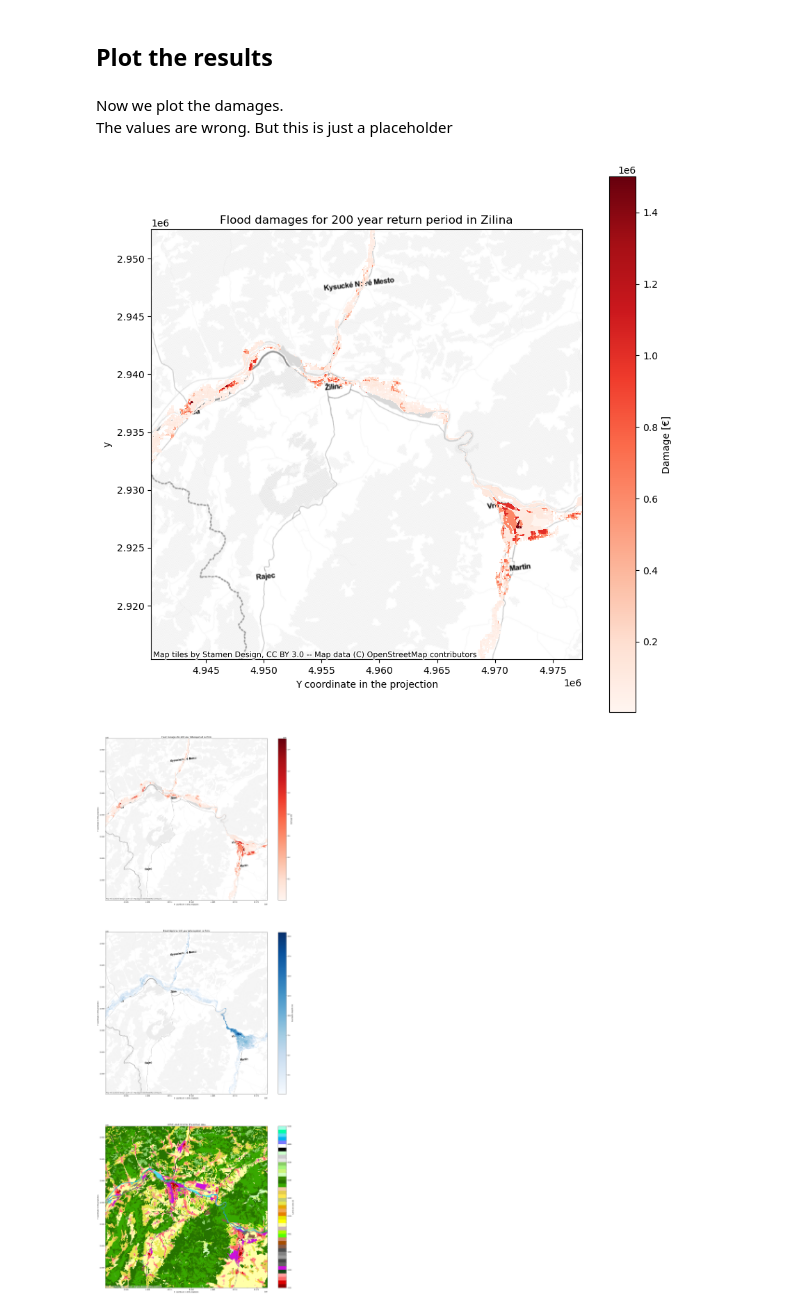
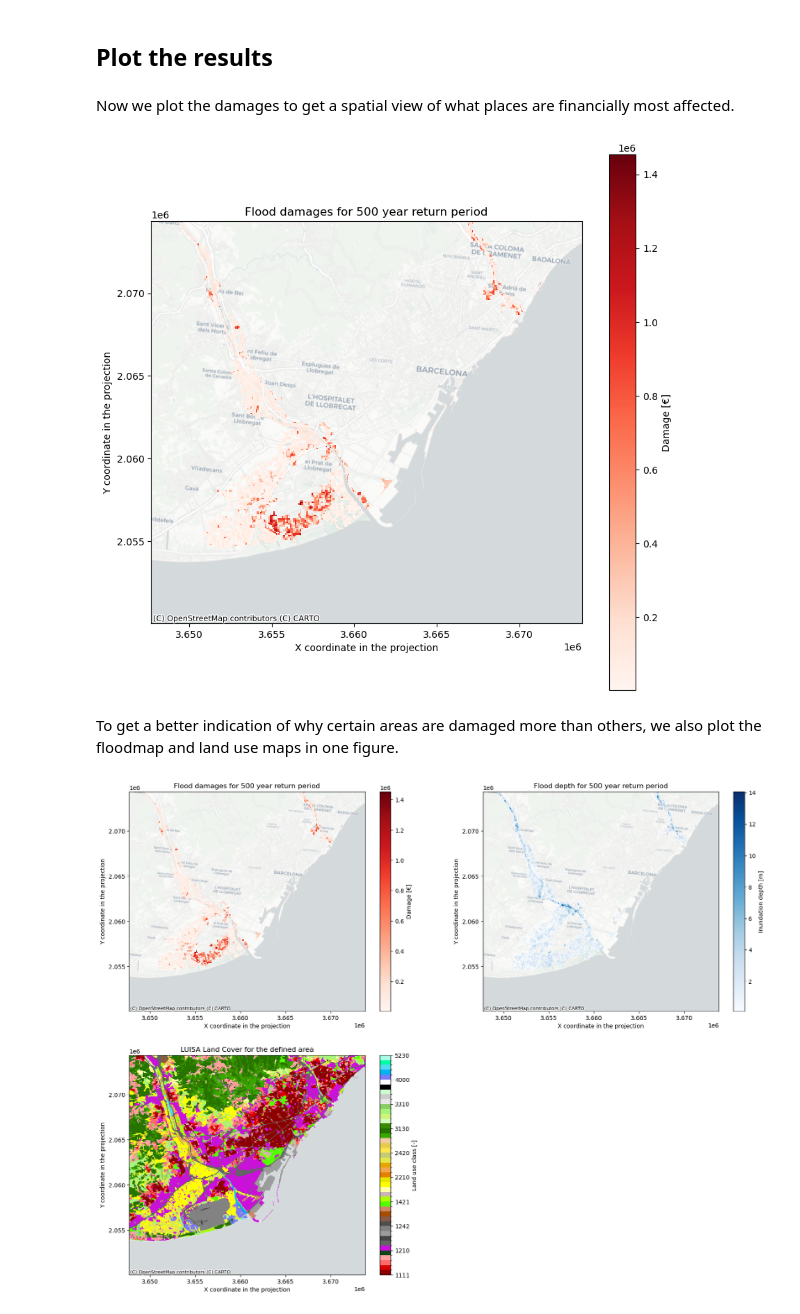
Before and after one commit to CLIMAAX/FLOODS, a Jupyter notebook: FLOOD.ipynb, the cells around one changed output. Saved outputs shown, nothing was run; the diff lists cells and outputs as text; code cells hidden in the pictures.

```diff
--- a/FLOOD.ipynb
+++ b/FLOOD.ipynb
@@ -508,0 +292,3 @@ loss_df[0]
+# %%
+# Reproject the clipped flood map to match the resolution and extent of the land use map
+flood_small_area_matched = flood_small_area.rio.reproject_match(land_use_small_area, resampling=Resampling.bilinear)
@@ -509,50 +454,62 @@ loss_df[0]
 # %% [markdown]
 ## Plot the results
-# %% [markdown]
-Now we plot the damages.
-The values are wrong. But this is just a placeholder
+# %% [markdown]
+Now we plot the damages to get a spatial view of what places are financially most affected.
 # %%
-import contextily as ctx
-
+# Open a raster file representing flood damages for a specific scenario
 damagemap = rxr.open_rasterio(f'{results_dir}/scenario200_damagemap.tif')
 
-
-# from damage select values > 0
+# Select values in the damagemap that are greater than 0
 damagemap = damagemap.where(damagemap > 0)
 
+# Create a plot with a specified size
 fig, ax = plt.subplots(figsize=(10, 10))
 
+# Plot the damagemap with a color map representing damages and a color bar
 damagemap.plot(ax=ax, cmap='Reds', cbar_kwargs={'label': "Damage [€]"})
 
-plt.title('Flood damages for 200 year return period in Zilina')
+# Set plot title and labels for X and Y coordinates
+plt.title('Flood damages for 500 year return period')
 plt.xlabel('X coordinate in the projection')
-plt.xlabel('Y coordinate in the projection')
+plt.ylabel('Y coordinate in the projection')
 
-ctx.add_basemap(ax=ax, crs=damagemap.rio.crs.to_string(), source=ctx.providers.Stamen.TonerLite)
+# Add a basemap background to the plot using Contextily
+ctx.add_basemap(ax=ax, crs=damagemap.rio.crs.to_string(), source=ctx.providers.CartoDB.Positron)
 # %% [output]
-[figure, old version]
+[figure, new version]
+# %% [markdown]
+To get a better indication of why certain areas are damaged more than others, we also plot the floodmap and land use maps in one figure.
 # %%
-# plot damagemap, hazard map and landuse map next to each other
-fig, (ax1, ax2, ax3) = plt.subplots(3, 1, figsize=(23, 60))
+# Create a 2x2 grid of plots with a size of 20x15 inches
+fig, ([ax1, ax2], [ax3, ax4]) = plt.subplots(2, 2, figsize=(20, 15))
 
+# Plot flood damages on the first plot
 damagemap.plot(ax=ax1, cmap='Reds', cbar_kwargs={'label': "Damage [€]"})
-ax1.set_title('Flood damages for 200 year return period in Zilina')
+ax1.set_title('Flood damages for 500 year return period')
 ax1.set_xlabel('X coordinate in the projection')
 ax1.set_ylabel('Y coordinate in the projection')
 
-flood_200_small_area_matched.where(flood_200_small_area_matched > 0).plot(ax=ax2, cmap='Blues', cbar_kwargs={'label': "Inundation depth [m]"})
-ax2.set_title('Flood depth for 200 year return period in Zilina')
+# Plot inundation depth on the second plot
+flood_small_area_matched.where(flood_small_area_matched > 0).plot(ax=ax2, cmap='Blues', cbar_kwargs={'label': "Inundation depth [m]"})
+ax2.set_title('Flood depth for 500 year return period')
 ax2.set_xlabel('X coordinate in the projection')
 ax2.set_ylabel('Y coordinate in the projection')
 
+# Plot land use on the third plot with custom colors
 land_use_small_area.plot(ax=ax3, levels=LUISA_values, colors=LUISA_colors, cbar_kwargs={'label': "Land use class [-]"})
 ax3.set_title('LUISA Land Cover for the defined area')
 ax3.set_xlabel('X coordinate in the projection')
 ax3.set_ylabel('Y coordinate in the projection')
 
-# add basemap
-ctx.add_basemap(ax1, crs=damagemap.rio.crs.to_string(), source=ctx.providers.Stamen.TonerLite)
-ctx.add_basemap(ax2, crs=flood_200_small_area_matched.rio.crs.to_string(), source=ctx.providers.Stamen.TonerLite)
-ctx.add_basemap(ax3, crs=land_use_small_area.rio.crs.to_string(), source=ctx.providers.Stamen.TonerLite)
+# Remove the fourth plot (ax4)
+ax4.remove()
+
+# Add a map background to each plot using Contextily
+ctx.add_basemap(ax1, crs=damagemap.rio.crs.to_string(), source=ctx.providers.CartoDB.Positron)
+ctx.add_basemap(ax2, crs=flood_small_area_matched.rio.crs.to_string(), source=ctx.providers.CartoDB.Positron)
+ctx.add_basemap(ax3, crs=land_use_small_area.rio.crs.to_string(), source=ctx.providers.CartoDB.Positron)
+
+# Display the plot
+plt.show()
 # %% [output]
-[figure, old version]
+[figure, new version]
```
Also changed, not shown: parts of 64 cells of this notebook, 1 other file.
